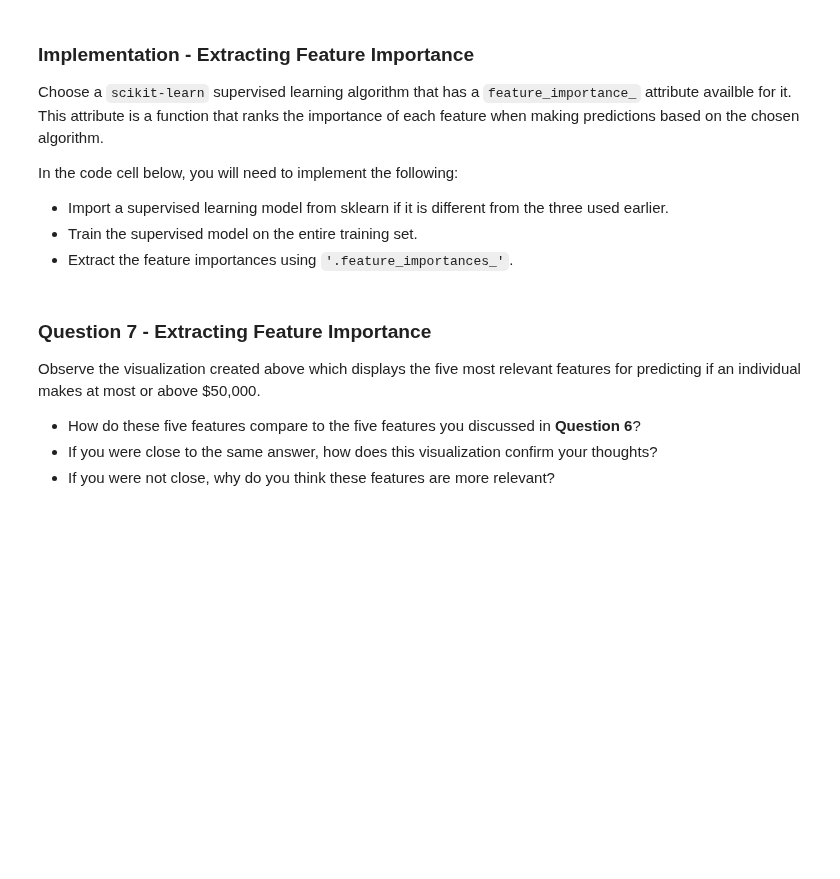
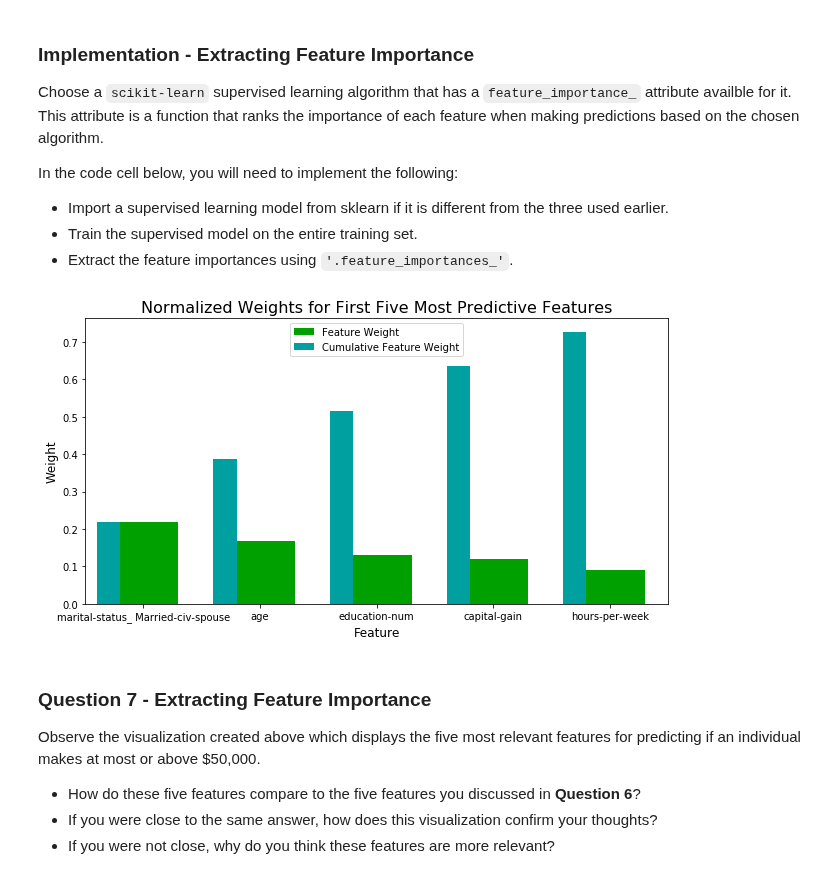
Before and after one commit to JeroenSchmidt/machine-learning, a Jupyter notebook: projects/finding_donors (Supervised Learning)/finding_donors.ipynb, the cells around one changed output. Drawn from its saved outputs; the diff is of its cells as text; code cells hidden in the pictures; blank space fills up the shorter version.

```diff
--- a/projects/finding_donors (Supervised Learning)/finding_donors.ipynb
+++ b/projects/finding_donors (Supervised Learning)/finding_donors.ipynb
@@ -815,16 +775,20 @@ In the code cell below, you will need to implement the following:
  - Extract the feature importances using `'.feature_importances_'`.
 # %%
 # TODO: Import a supervised learning model that has 'feature_importances_'
+from sklearn.tree import DecisionTreeClassifier
 
+clf = DecisionTreeClassifier()
 
 # TODO: Train the supervised model on the training set using .fit(X_train, y_train)
-model = None
+model = clf.fit(X_train, y_train)
 
 # TODO: Extract the feature importances using .feature_importances_
-importances = None
+importances = model.feature_importances_
 
 # Plot
 vs.feature_plot(importances, X_train, y_train)
+# %% [output]
+[figure, added]
 # %% [markdown]
 ### Question 7 - Extracting Feature Importance
 
```
Also changed, not shown: parts of 17 cells of this notebook.
